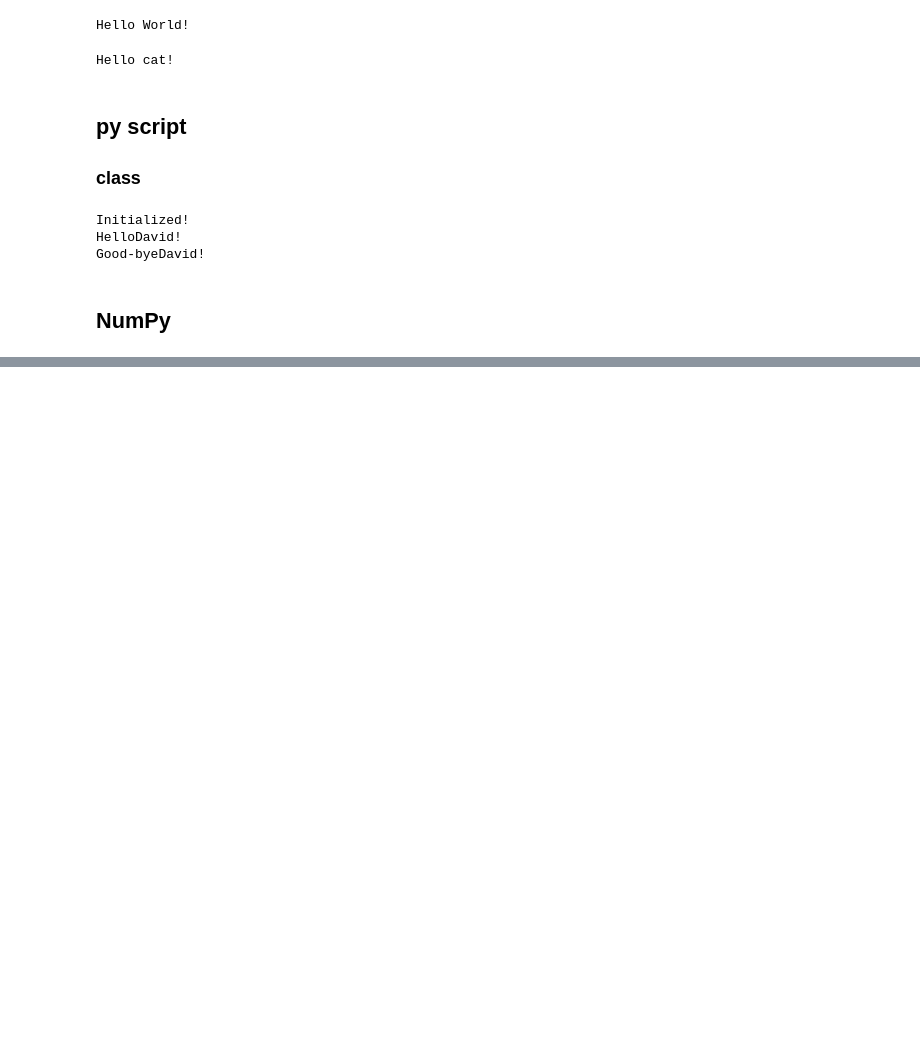
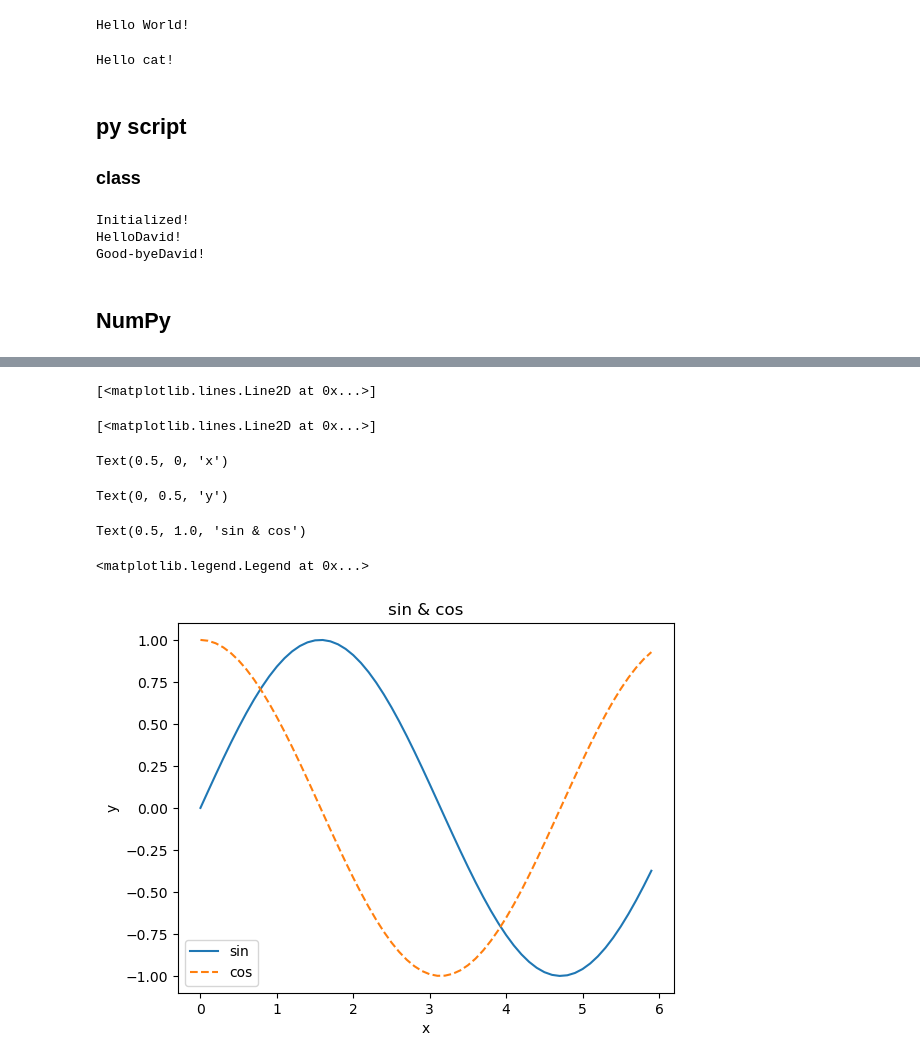
Before and after one commit to kindlezhang/python_study, a Jupyter notebook: deep learning from scratch/note book/01_python.ipynb, the cells around one changed output, grey strips where cells are left out. Cells and saved outputs as stored; diff of their text form; code cells hidden in the pictures; blank space fills up the shorter version.

```diff
--- a/deep learning from scratch/note book/01_python.ipynb
+++ b/deep learning from scratch/note book/01_python.ipynb
@@ -192,0 +281,23 @@ array([0.5, 0.5, 0.5])
+# %%
+# plot another graph
+import numpy as np
+import matplotlib.pyplot as plt
+
+x = np.arange(0, 6, 0.1)
+y1 = np.sin(x)
+y2 = np.cos(x)
+plt.plot(x, y1, label = "sin")
+plt.plot(x, y2, linestyle = "--", label = "cos")
+plt.xlabel("x")
+plt.ylabel("y")
+plt.title("sin & cos")
+plt.legend()
+plt.show()
+# %% [output]
+[<matplotlib.lines.Line2D at 0x...>]
+[<matplotlib.lines.Line2D at 0x...>]
+Text(0.5, 0, 'x')
+Text(0, 0.5, 'y')
+Text(0.5, 1.0, 'sin & cos')
+<matplotlib.legend.Legend at 0x...>
+[figure, added]
```
Also changed, not shown: parts of 5 cells of this notebook, 4 other files.
